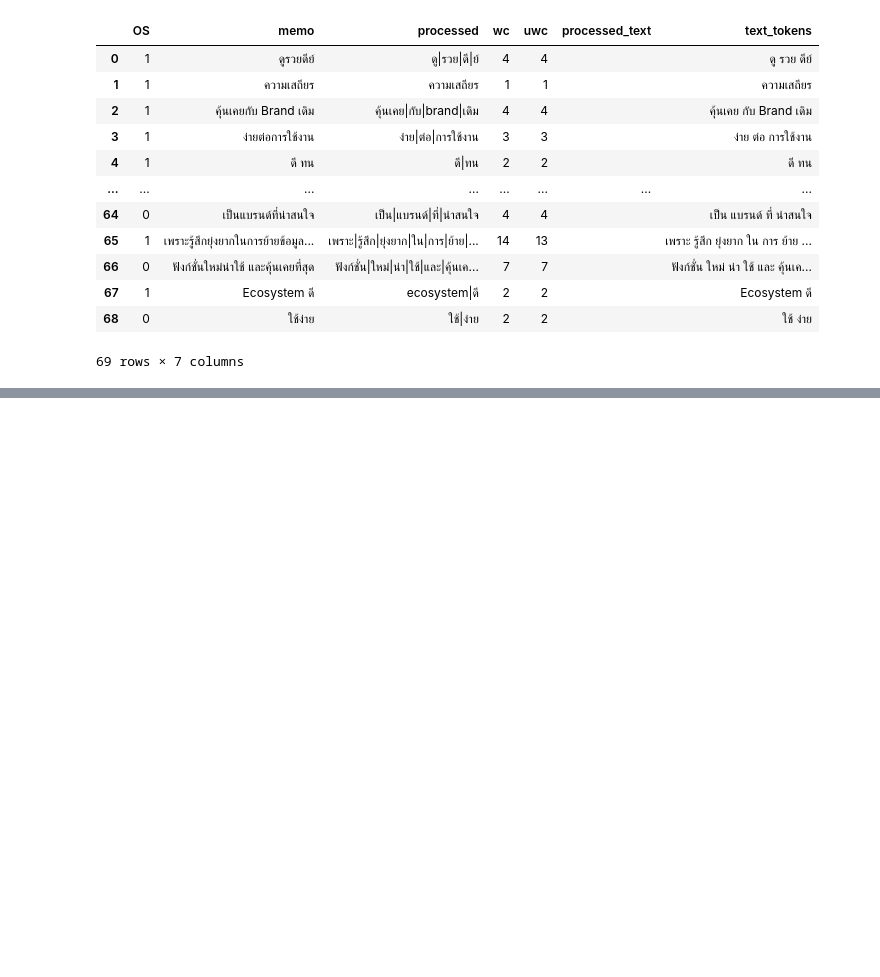
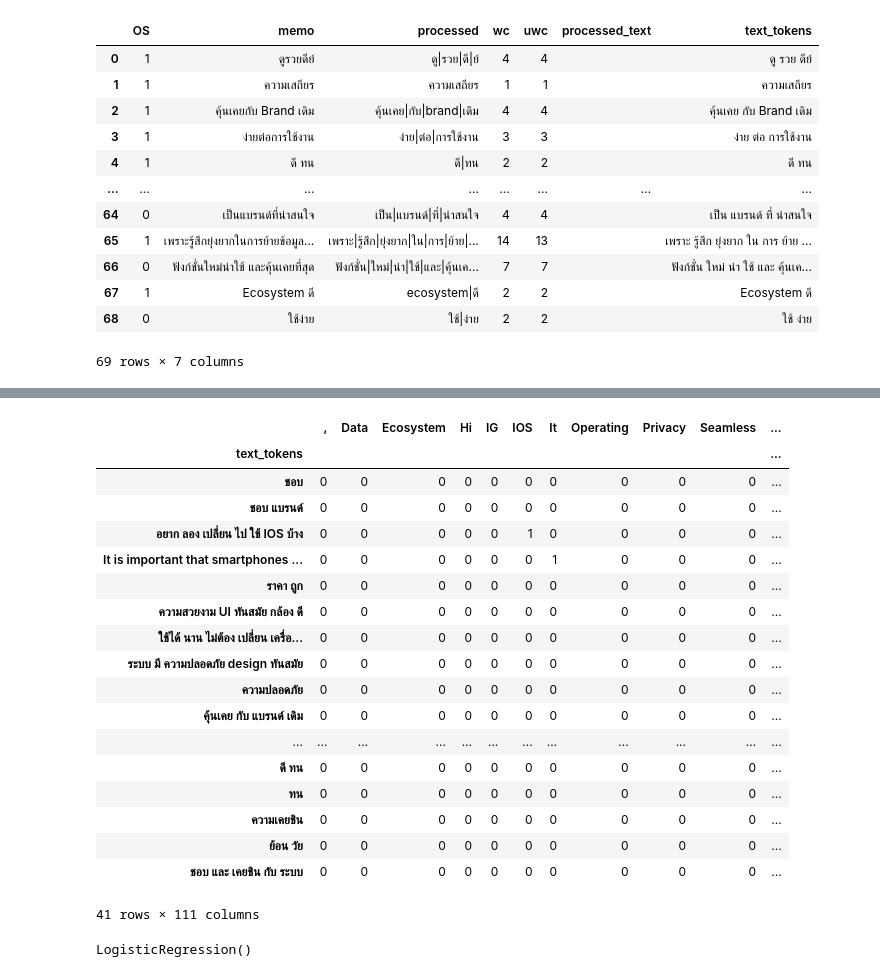
Before and after one commit to NuTTaoo/DADS6003, a Jupyter notebook: Homwork_2_Logistic_Regression.ipynb, the cells around one changed output, grey strips where cells are left out. Drawn from its saved outputs; the diff is of its cells as text; code cells hidden in the pictures; blank space fills up the shorter version.

```diff
--- a/Homwork_2_Logistic_Regression.ipynb
+++ b/Homwork_2_Logistic_Regression.ipynb
@@ -474,0 +462,5 @@ ValueError: We need at least 1 word to plot a word cloud, got 0.
+# %%
+from sklearn.model_selection import train_test_split
+X = df_text[['text_tokens']]
+y = df_text['OS']
+X_train, X_test, y_train, y_test = train_test_split(X, y, test_size=0.4, random_state=101)
@@ -474,0 +490,35 @@ ValueError: We need at least 1 word to plot a word cloud, got 0.
+# %%
+from sklearn.feature_extraction.text import CountVectorizer
+import pandas as pd
+
+cvec = CountVectorizer(analyzer=lambda x:x.split(' '))
+cvec.fit_transform(X_train['text_tokens'])
+
+train_bow = cvec.transform(X_train['text_tokens'])
+pd.DataFrame(train_bow.toarray(), columns=cvec.get_feature_names_out(), index=X_train['text_tokens']) # Use get_feature_names_out()
+# %% [output]
+|  | , | Data | Ecosystem | Hi | IG | IOS | It | Operating | Privacy | Seamless | ... |
+| text_tokens |  |  |  |  |  |  |  |  |  |  | ... |
+| ชอบ | 0 | 0 | 0 | 0 | 0 | 0 | 0 | 0 | 0 | 0 | ... |
+| ชอบ แบรนด์ | 0 | 0 | 0 | 0 | 0 | 0 | 0 | 0 | 0 | 0 | ... |
+| อยาก ลอง เปลี่ยน ไป ใช้ IOS บ้าง | 0 | 0 | 0 | 0 | 0 | 1 | 0 | 0 | 0 | 0 | ... |
+| It is important that smartphones ... | 0 | 0 | 0 | 0 | 0 | 0 | 1 | 0 | 0 | 0 | ... |
+| ราคา ถูก | 0 | 0 | 0 | 0 | 0 | 0 | 0 | 0 | 0 | 0 | ... |
+| ความสวยงาม UI ทันสมัย กล้อง ดี | 0 | 0 | 0 | 0 | 0 | 0 | 0 | 0 | 0 | 0 | ... |
+| ใช้ได้ นาน ไม่ต้อง เปลี่ยน เครื่อ... | 0 | 0 | 0 | 0 | 0 | 0 | 0 | 0 | 0 | 0 | ... |
+| ระบบ มี ความปลอดภัย design ทันสมัย | 0 | 0 | 0 | 0 | 0 | 0 | 0 | 0 | 0 | 0 | ... |
+| ความปลอดภัย | 0 | 0 | 0 | 0 | 0 | 0 | 0 | 0 | 0 | 0 | ... |
+| คุ้นเคย กับ แบรนด์ เดิม | 0 | 0 | 0 | 0 | 0 | 0 | 0 | 0 | 0 | 0 | ... |
+| ... | ... | ... | ... | ... | ... | ... | ... | ... | ... | ... | ... |
+| ดี ทน | 0 | 0 | 0 | 0 | 0 | 0 | 0 | 0 | 0 | 0 | ... |
+| ทน | 0 | 0 | 0 | 0 | 0 | 0 | 0 | 0 | 0 | 0 | ... |
+| ความเคยชิน | 0 | 0 | 0 | 0 | 0 | 0 | 0 | 0 | 0 | 0 | ... |
+| ย้อน วัย | 0 | 0 | 0 | 0 | 0 | 0 | 0 | 0 | 0 | 0 | ... |
+| ชอบ และ เคยชิน กับ ระบบ | 0 | 0 | 0 | 0 | 0 | 0 | 0 | 0 | 0 | 0 | ... |
+41 rows × 111 columns
+# %%
+from sklearn.linear_model import LogisticRegression
+lr = LogisticRegression()
+lr.fit(train_bow, y_train)
+# %% [output]
+LogisticRegression()
```
Also changed, not shown: parts of 4 cells of this notebook.
